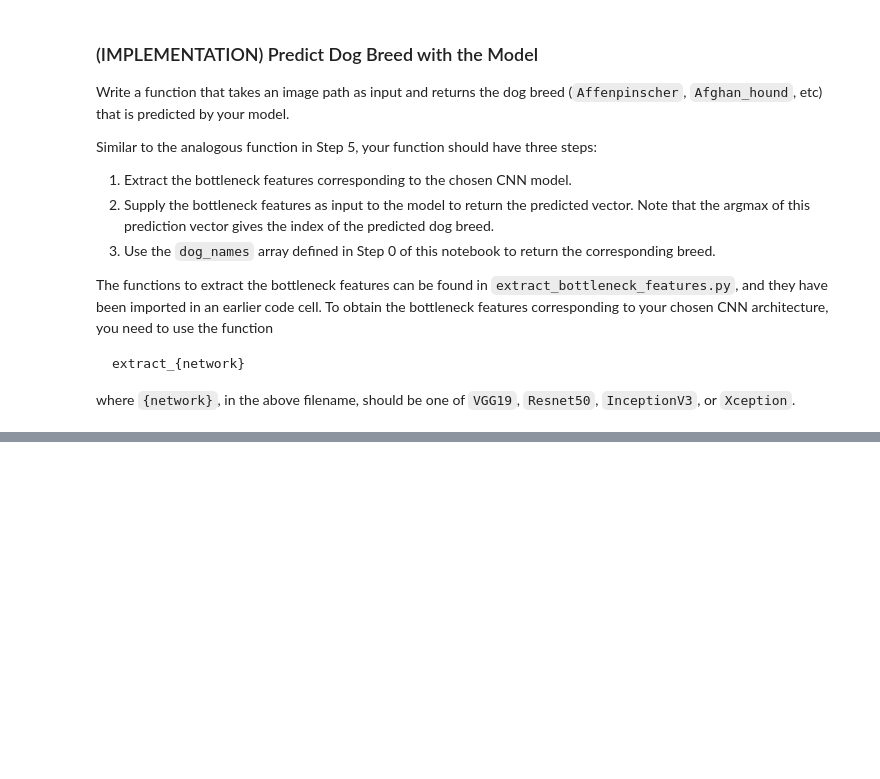
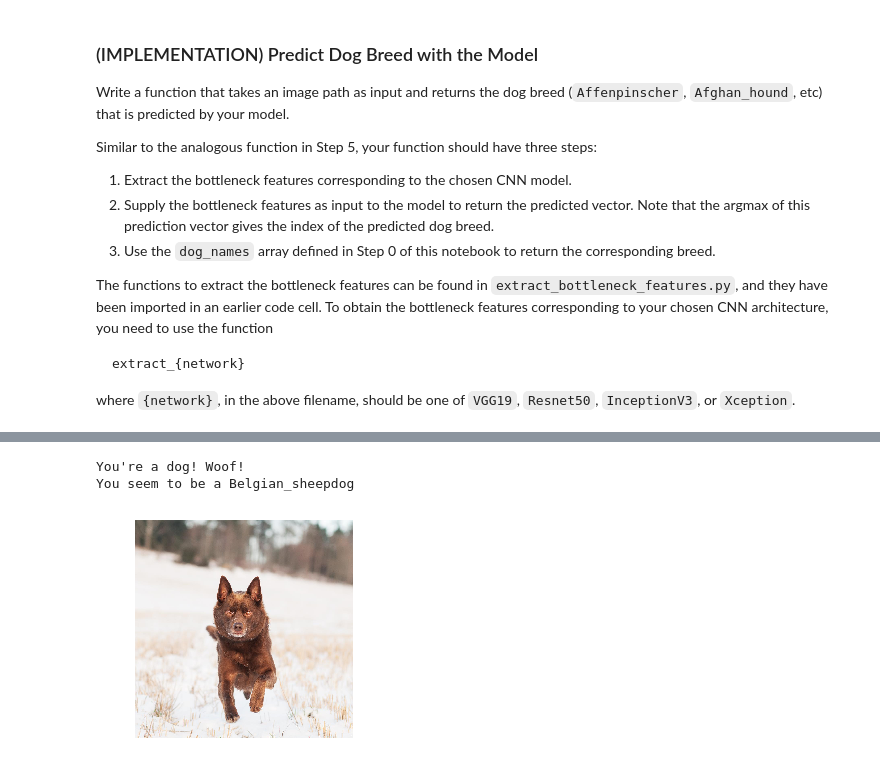
Before and after one commit to larsjaakko/dog-project, a Jupyter notebook: dog_app.ipynb, the cells around one changed output, grey strips where cells are left out. Cells and saved outputs as stored; diff of their text form; code cells hidden in the pictures; blank space fills up the shorter version.

```diff
--- a/dog_app.ipynb
+++ b/dog_app.ipynb
@@ -514,6 +745,16 @@ where `{network}`, in the above filename, should be one of `VGG19`, `Resnet50`,
 # %%
 ### TODO: Write a function that takes a path to an image as input
 ### and returns the dog breed that is predicted by the model.
+
+import extract_bottleneck_features
+
+def Resnet50_predict_breed(img_path):
+    # extract bottleneck features
+    bottleneck_feature = extract_Resnet50(path_to_tensor(img_path))
+    # obtain predicted vector
+    predicted_vector = Resnet50_model.predict(bottleneck_feature)
+    # return dog breed that is predicted by the model
+    return dog_names[np.argmax(predicted_vector)]
 # %% [markdown]
 ---
 <a id='step6'></a>
@@ -555,0 +834,6 @@ __Answer:__
+# %%
+detect_breed('validation_images/mikke.jpg')
+# %% [output]
+You're a dog! Woof!
+You seem to be a Belgian_sheepdog
+[figure, added]
```
Also changed, not shown: parts of 47 cells of this notebook, 14 other files.
